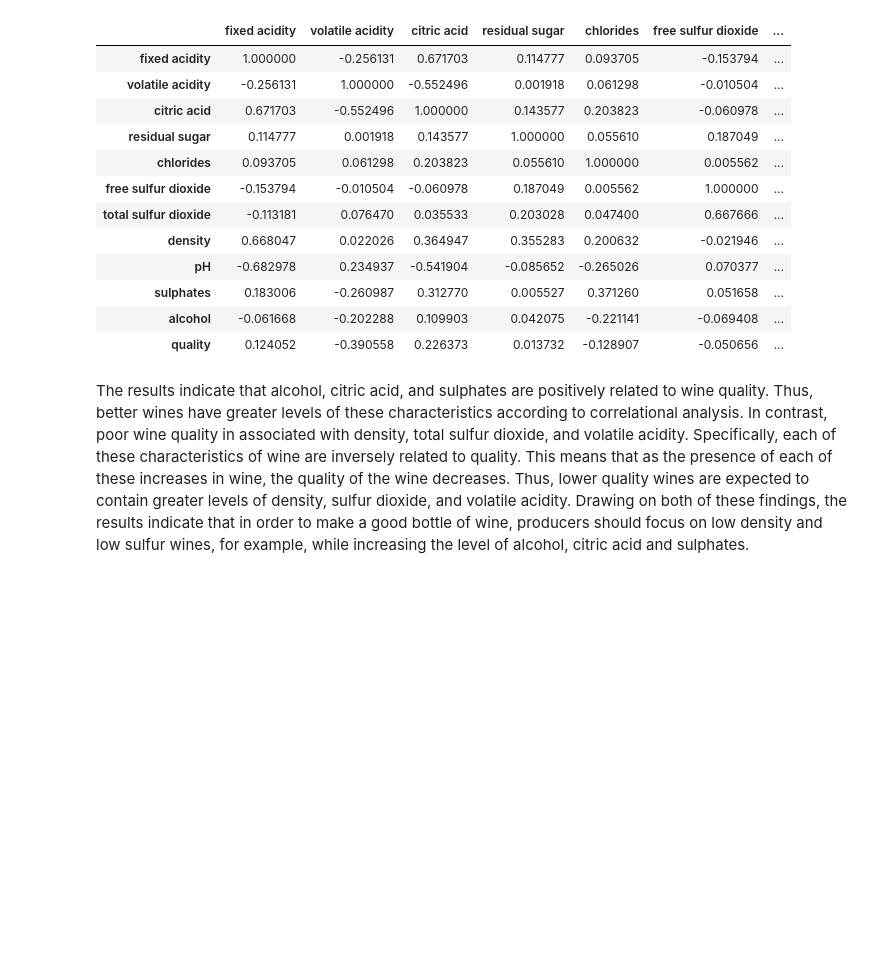
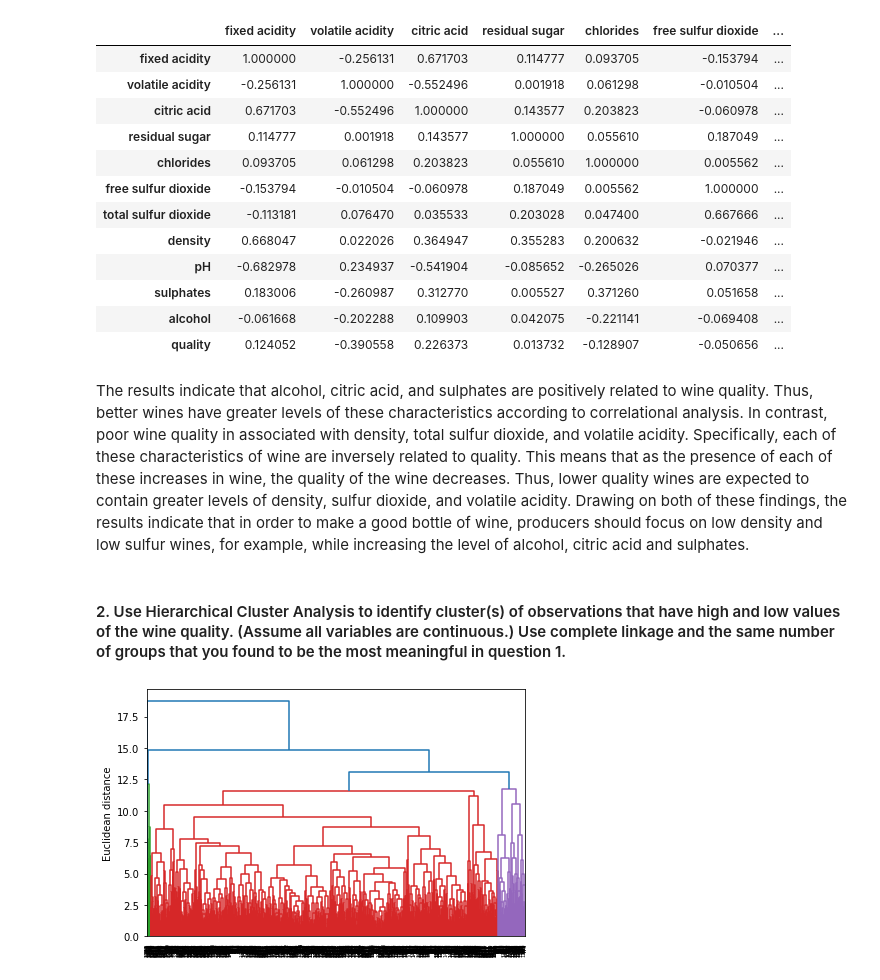
Before and after one commit to gzlupko/gr5073_ML, a Jupyter notebook: hw_assignments/hw3.ipynb, the cells around one changed output. Drawn from its saved outputs; the diff is of its cells as text; code cells hidden in the pictures; blank space fills up the shorter version.

```diff
--- a/hw_assignments/hw3.ipynb
+++ b/hw_assignments/hw3.ipynb
@@ -188,3 +188,28 @@ corr_matrix.style.background_gradient(cmap = 'coolwarm')
 | quality | 0.124052 | -0.390558 | 0.226373 | 0.013732 | -0.128907 | -0.050656 | ... |
 # %% [markdown]
 The results indicate that alcohol, citric acid, and sulphates are positively related to wine quality. Thus, better wines have greater levels of these characteristics according to correlational analysis. In contrast, poor wine quality in associated with density, total sulfur dioxide, and volatile acidity. Specifically, each of these characteristics of wine are inversely related to quality. This means that as the presence of each of these increases in wine, the quality of the wine decreases. Thus, lower quality wines are expected to contain greater levels of density, sulfur dioxide, and volatile acidity. Drawing on both of these findings, the results indicate that in order to make a good bottle of wine, producers should focus on low density and low sulfur wines, for example, while increasing the level of alcohol, citric acid and sulphates.
+# %% [markdown]
+#### 2. Use Hierarchical Cluster Analysis to identify cluster(s) of observations that have high and low values of the wine quality. (Assume all variables are continuous.) Use complete linkage and the same number of groups that you found to be the most meaningful in question 1.
+# %%
+hca_data = wine_scaled.drop("Cluster", axis = 1)
+# %%
+from scipy.cluster.hierarchy import linkage
+from scipy.spatial.distance import pdist
+
+row_clusters = linkage(pdist(hca_data, metric='euclidean'), method='complete')
+
+
+from scipy.cluster.hierarchy import dendrogram
+import matplotlib.pyplot as plt
+# make dendrogram black (part 1/2)
+# from scipy.cluster.hierarchy import set_link_color_palette
+# set_link_color_palette(['black'])
+
+row_dendr = dendrogram(row_clusters)
+plt.tight_layout()
+plt.ylabel('Euclidean distance')
+plt.rcParams["figure.figsize"] = [7.50, 3.50]
+plt.rcParams["figure.autolayout"] = True
+plt.show()
+# %% [output]
+[figure, added]
```
Also changed, not shown: parts of 4 cells of this notebook.
